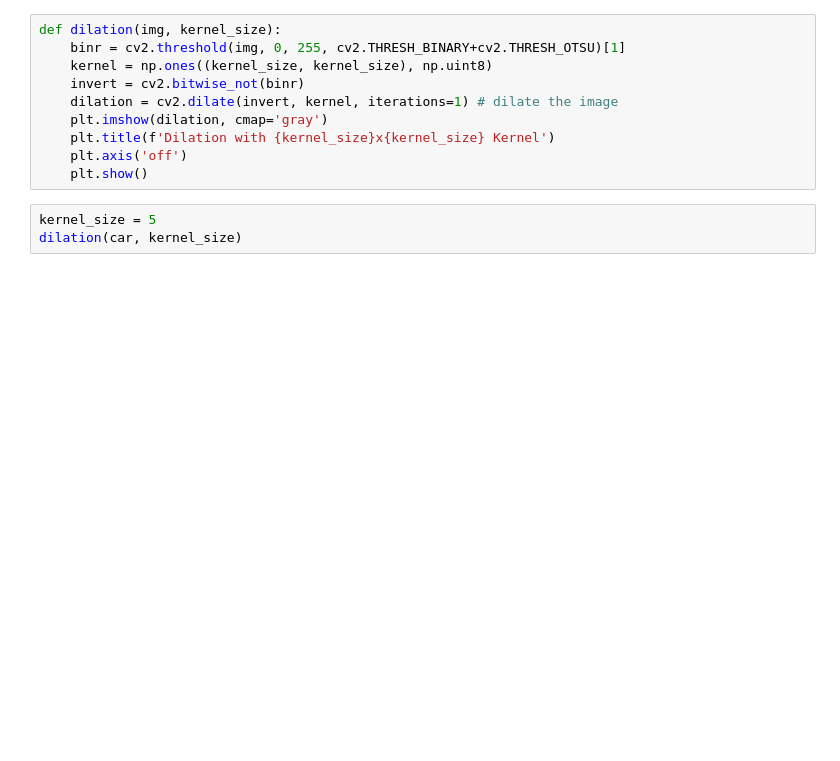
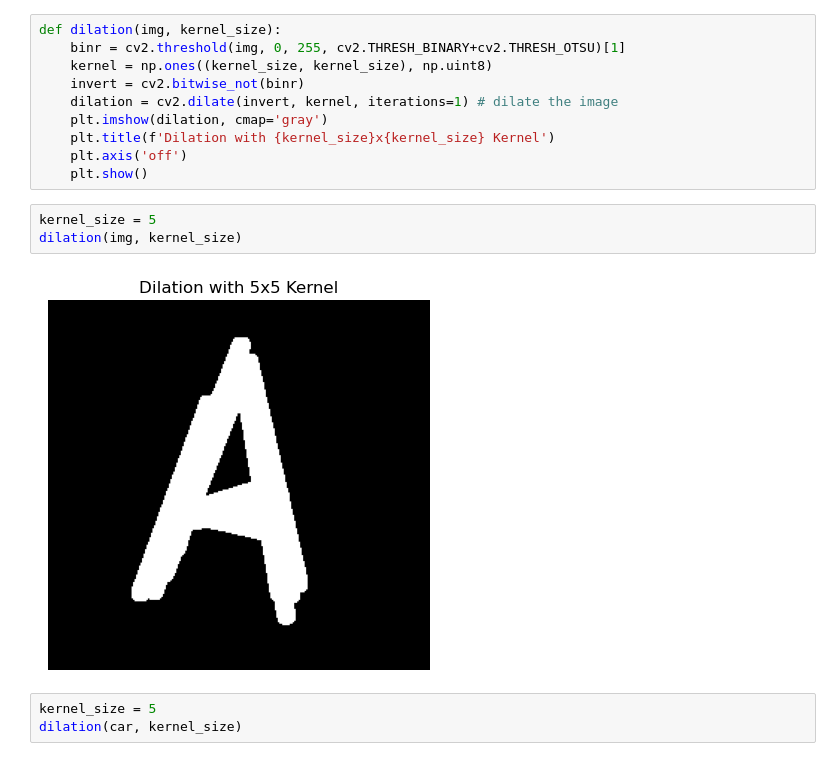
Before and after one commit to mirzaaa101/Digital-Image-Processing-with-Python, a Jupyter notebook: morphological image processing.ipynb, the cells around one changed output. Saved outputs shown, nothing was run; the diff lists cells and outputs as text; blank space fills up the shorter version.

Commit message:
add image restoration techniques

```diff
--- a/morphological image processing.ipynb
+++ b/morphological image processing.ipynb
@@ -97,6 +97,11 @@ def dilation(img, kernel_size):
     plt.title(f'Dilation with {kernel_size}x{kernel_size} Kernel')
     plt.axis('off')
     plt.show()
+# %%
+kernel_size = 5
+dilation(img, kernel_size)
+# %% [output]
+[figure, added]
 # %%
 kernel_size = 5
 dilation(car, kernel_size)
```
Also changed, not shown: 2 other files.
